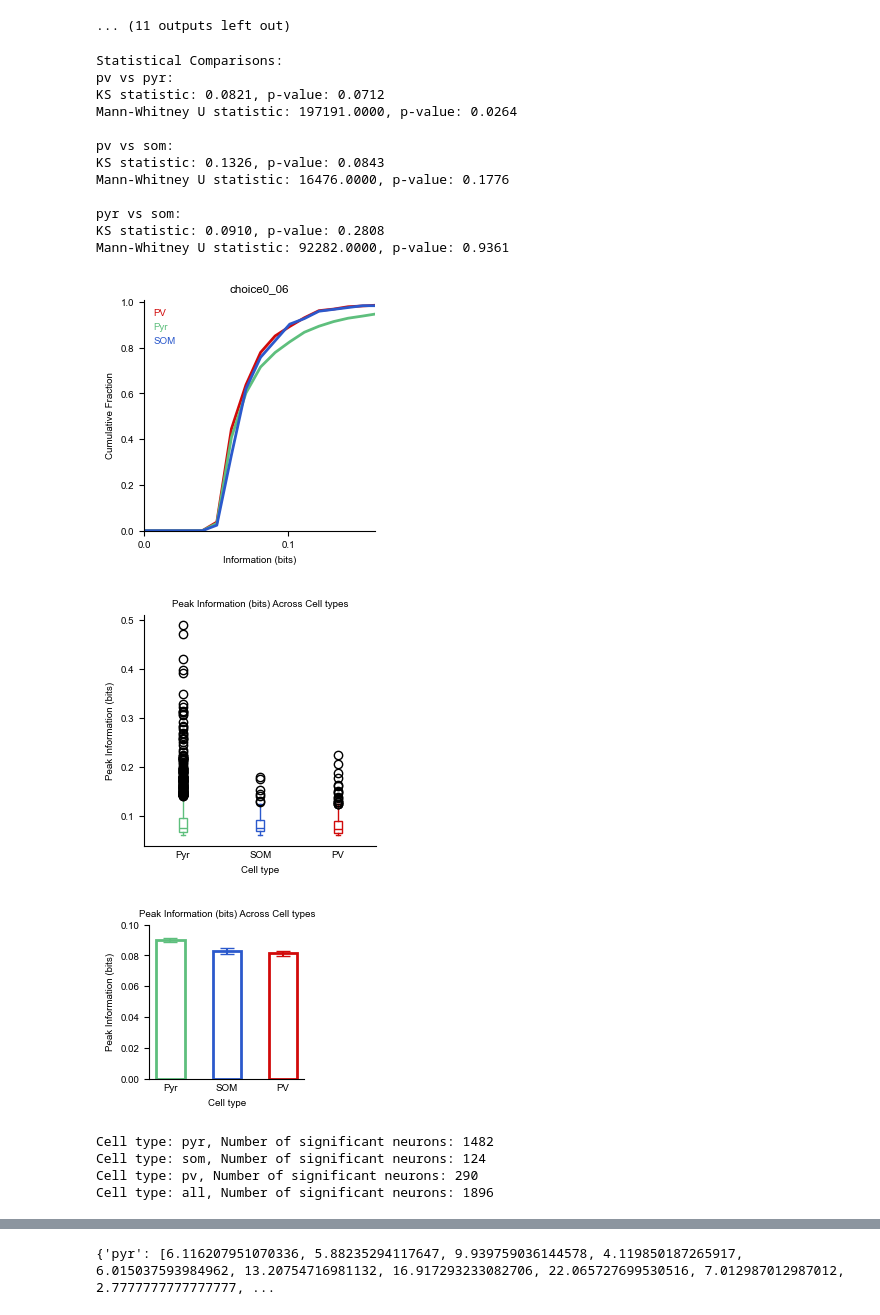
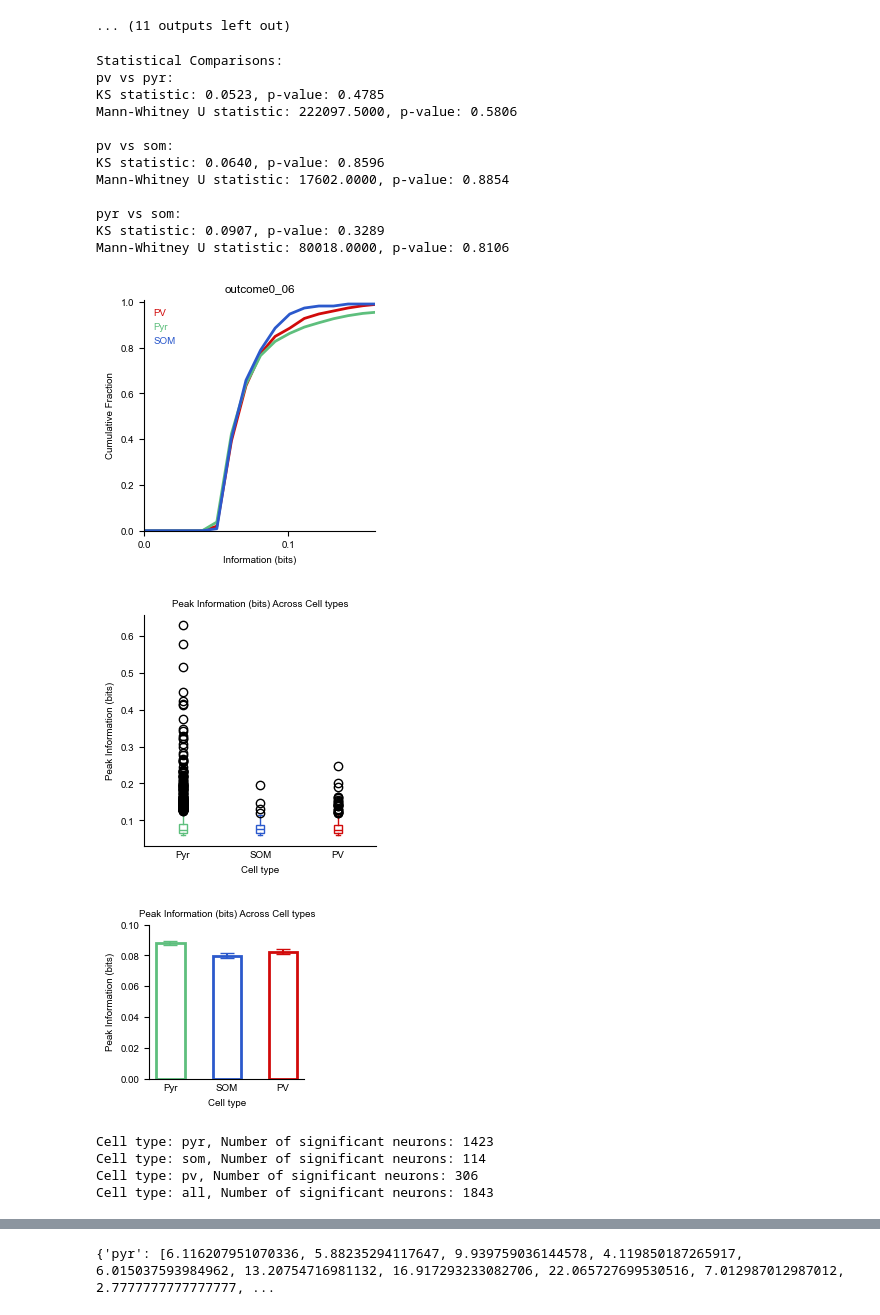
Before and after one commit to constanzabassi/GLM-analysis, a Jupyter notebook: run_glm_decoding_analysis.ipynb, the cells around one changed output, grey strips where cells are left out. Cells and saved outputs as stored; diff of their text form; code cells hidden in the pictures.

```diff
--- a/run_glm_decoding_analysis.ipynb
+++ b/run_glm_decoding_analysis.ipynb
@@ -304,7 +291,7 @@ end_frame = 169 #100 for sound/photostim
 threshold = 0.06 #shuffled_threshold['universal_threshold'] #np.max(list(shuffled_threshold['thresholds'].values())) #shuffled_threshold['universal_threshold'] #0.06 #shuffled_threshold['universal_threshold'] #use threshold OR percentile to decide signficant neurons
 method = 'threshold_peak'#'shuffled_timepoint' #'threshold_peak'# 'shuffled_peak', 'threshold_peak', 'range_threshold', 'combined', 'shuffled_timepoint'
 metric_to_plot = 'sc_instantaneous_information_mean'
-current_decoder_type = 'choice' #shuffled/
+current_decoder_type = 'outcome' #shuffled/
 prtile = 90
 
 # Replace dot with underscore in threshold for directory name
@@ -351,44 +338,44 @@ plotter.box_plot(
 )
 
 #make boxplot!
 plotter.bar_plot(
     data=all_peaks,
     neuron_groups=neuron_groups,
     colors=plotter.celltypecolors,
     measure_string='Peak Information (bits)',
     ylims = 0.1,
     save_path=None #f'{save_path}{current_decoder_type}_violin_plot_thr{threshold_str}.pdf'
 )
 
 #heatmap across datasets
 # if "shuffled" in current_decoder_type:
 #     current_decoder_type = current_decoder_type.replace('_', '/') #replace / with _
 # plotter.plot_decoding_heatmap_datasets(results_pre_all, decoder_type= current_decoder_type, metric = 'pop_instantaneous_information_mean')
 
 # PRINT OUT # OF SIGNIFICANT NEURONS PER CELL TYPE
 # Assuming cdf_data is a dictionary with cell types as keys and peaks as values
 for cell_type, data in cdf_data.items():
     if 'peaks' in data:
         num_significant_neurons = len(np.array(data['peaks']))
         print(f'Cell type: {cell_type}, Number of significant neurons: {num_significant_neurons}')
 # %% [output]
 Statistical Comparisons:
 pv vs pyr:
-KS statistic: 0.0821, p-value: 0.0712
-Mann-Whitney U statistic: 197191.0000, p-value: 0.0264
+KS statistic: 0.0523, p-value: 0.4785
+Mann-Whitney U statistic: 222097.5000, p-value: 0.5806
 
 pv vs som:
-KS statistic: 0.1326, p-value: 0.0843
-Mann-Whitney U statistic: 16476.0000, p-value: 0.1776
+KS statistic: 0.0640, p-value: 0.8596
+Mann-Whitney U statistic: 17602.0000, p-value: 0.8854
 
 pyr vs som:
-KS statistic: 0.0910, p-value: 0.2808
-Mann-Whitney U statistic: 92282.0000, p-value: 0.9361
+KS statistic: 0.0907, p-value: 0.3289
+Mann-Whitney U statistic: 80018.0000, p-value: 0.8106
-[figure, old version]
+[figure, new version]
-[figure, old version]
+[figure, new version]
-[figure, old version]
+[figure, new version]
-Cell type: pyr, Number of significant neurons: 1482
-Cell type: som, Number of significant neurons: 124
-Cell type: pv, Number of significant neurons: 290
-Cell type: all, Number of significant neurons: 1896
+Cell type: pyr, Number of significant neurons: 1423
+Cell type: som, Number of significant neurons: 114
+Cell type: pv, Number of significant neurons: 306
+Cell type: all, Number of significant neurons: 1843
 # %%
```
Also changed, not shown: parts of 12 cells of this notebook, 1 other file.
